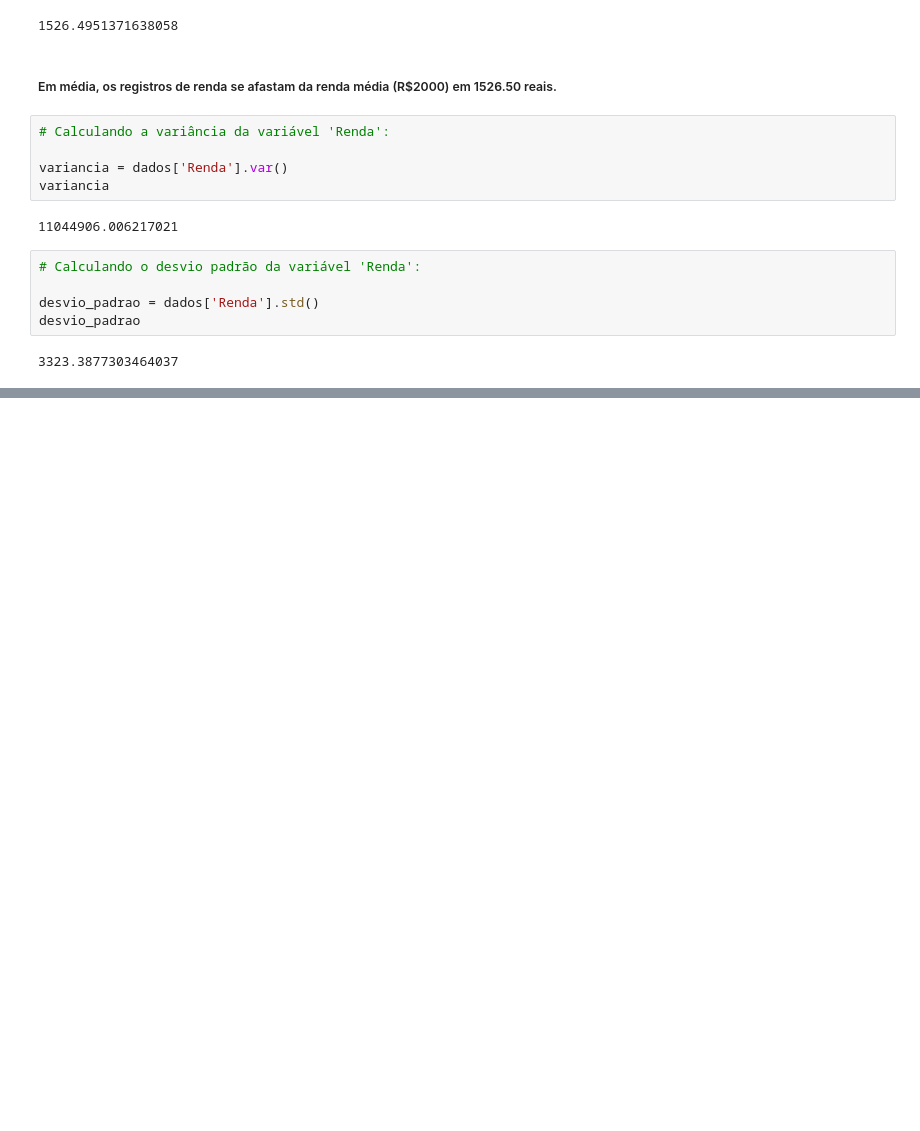
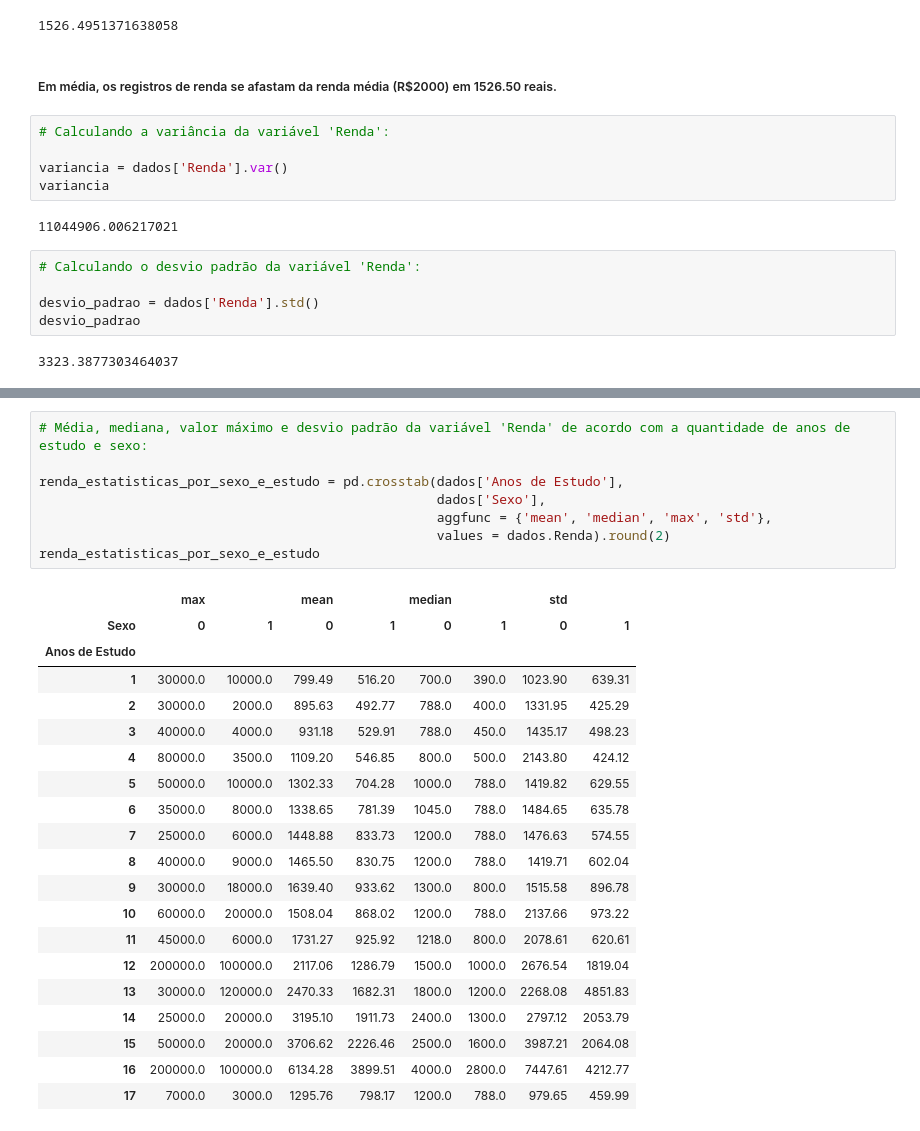
Before and after one commit to silsantos/Data-Science_Projects, a Jupyter notebook: Estatistica/Pratica1_ibge.ipynb, the cells around one changed output, grey strips where cells are left out. Saved outputs shown, nothing was run; the diff lists cells and outputs as text; blank space fills up the shorter version.

```diff
--- a/Estatistica/Pratica1_ibge.ipynb
+++ b/Estatistica/Pratica1_ibge.ipynb
@@ -843,0 +938,29 @@ desvio_padrao
+# %%
+# Média, mediana, valor máximo e desvio padrão da variável 'Renda' de acordo com a quantidade de anos de estudo e sexo:
+
+renda_estatisticas_por_sexo_e_estudo = pd.crosstab(dados['Anos de Estudo'],
+                                                   dados['Sexo'],
+                                                   aggfunc = {'mean', 'median', 'max', 'std'},
+                                                   values = dados.Renda).round(2)
+renda_estatisticas_por_sexo_e_estudo
+# %% [output]
+|  | max |  | mean |  | median |  | std |  |
+| Sexo | 0 | 1 | 0 | 1 | 0 | 1 | 0 | 1 |
+| Anos de Estudo |  |  |  |  |  |  |  |  |
+| 1 | 30000.0 | 10000.0 | 799.49 | 516.20 | 700.0 | 390.0 | 1023.90 | 639.31 |
+| 2 | 30000.0 | 2000.0 | 895.63 | 492.77 | 788.0 | 400.0 | 1331.95 | 425.29 |
+| 3 | 40000.0 | 4000.0 | 931.18 | 529.91 | 788.0 | 450.0 | 1435.17 | 498.23 |
+| 4 | 80000.0 | 3500.0 | 1109.20 | 546.85 | 800.0 | 500.0 | 2143.80 | 424.12 |
+| 5 | 50000.0 | 10000.0 | 1302.33 | 704.28 | 1000.0 | 788.0 | 1419.82 | 629.55 |
+| 6 | 35000.0 | 8000.0 | 1338.65 | 781.39 | 1045.0 | 788.0 | 1484.65 | 635.78 |
+| 7 | 25000.0 | 6000.0 | 1448.88 | 833.73 | 1200.0 | 788.0 | 1476.63 | 574.55 |
+| 8 | 40000.0 | 9000.0 | 1465.50 | 830.75 | 1200.0 | 788.0 | 1419.71 | 602.04 |
+| 9 | 30000.0 | 18000.0 | 1639.40 | 933.62 | 1300.0 | 800.0 | 1515.58 | 896.78 |
+| 10 | 60000.0 | 20000.0 | 1508.04 | 868.02 | 1200.0 | 788.0 | 2137.66 | 973.22 |
+| 11 | 45000.0 | 6000.0 | 1731.27 | 925.92 | 1218.0 | 800.0 | 2078.61 | 620.61 |
+| 12 | 200000.0 | 100000.0 | 2117.06 | 1286.79 | 1500.0 | 1000.0 | 2676.54 | 1819.04 |
+| 13 | 30000.0 | 120000.0 | 2470.33 | 1682.31 | 1800.0 | 1200.0 | 2268.08 | 4851.83 |
+| 14 | 25000.0 | 20000.0 | 3195.10 | 1911.73 | 2400.0 | 1300.0 | 2797.12 | 2053.79 |
+| 15 | 50000.0 | 20000.0 | 3706.62 | 2226.46 | 2500.0 | 1600.0 | 3987.21 | 2064.08 |
+| 16 | 200000.0 | 100000.0 | 6134.28 | 3899.51 | 4000.0 | 2800.0 | 7447.61 | 4212.77 |
+| 17 | 7000.0 | 3000.0 | 1295.76 | 798.17 | 1200.0 | 788.0 | 979.65 | 459.99 |
```
Also changed, not shown: parts of 8 cells of this notebook.
